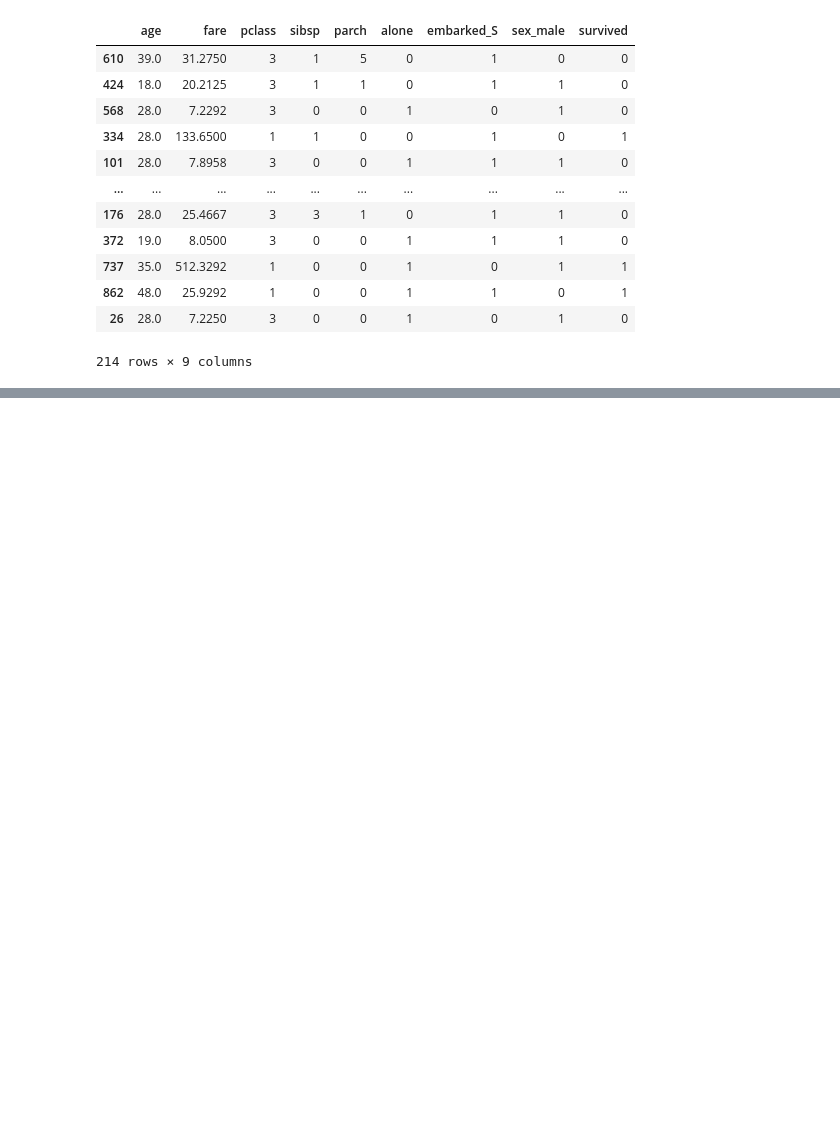
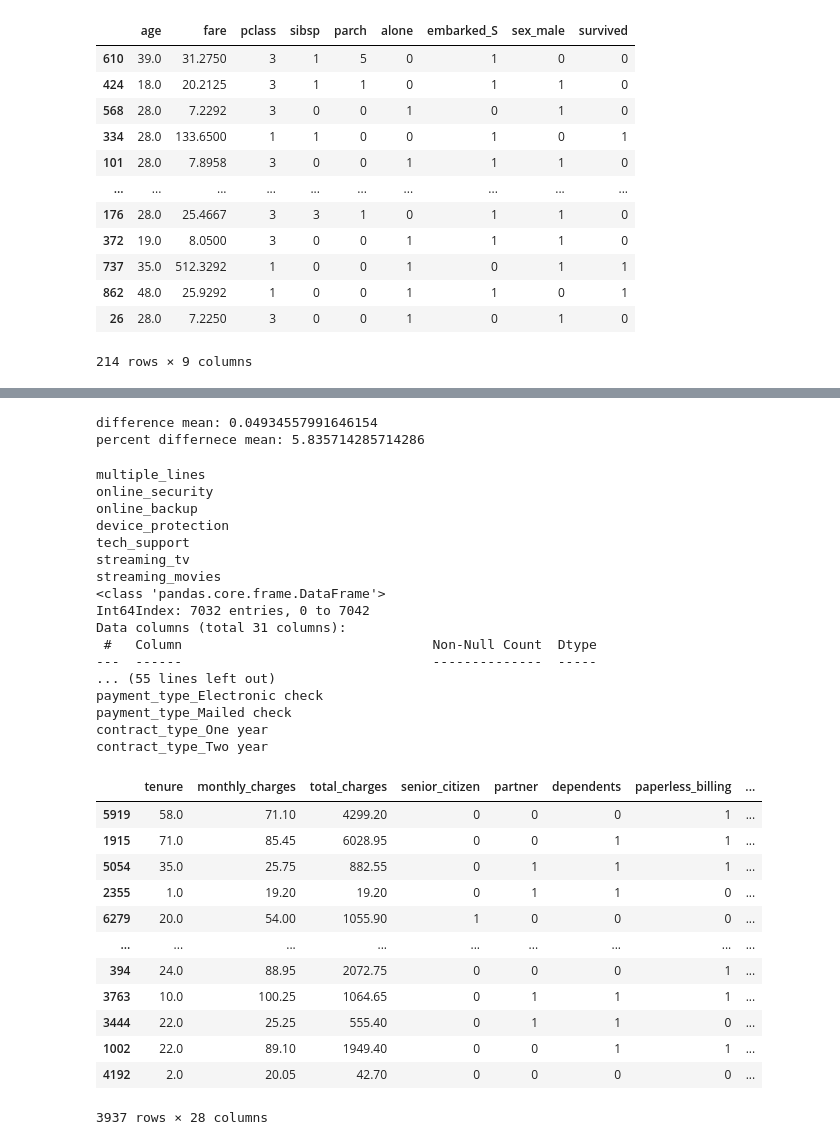
Before and after one commit to KyleTaylorGreen/classification-exercises, a Jupyter notebook: model.ipynb, the cells around one changed output, grey strips where cells are left out. Drawn from its saved outputs; the diff is of its cells as text; code cells hidden in the pictures; blank space fills up the shorter version.

```diff
--- a/model.ipynb
+++ b/model.ipynb
@@ -301,0 +247,48 @@ weighted avg       0.81      0.81      0.81       214
+# %%
+print(f'difference mean: {summary.difference.mean()}')
+print(f'percent differnece mean: {summary.percent_diff.mean()}')
+# %% [output]
+difference mean: 0.04934557991646154
+percent differnece mean: 5.835714285714286
+# %%
+telco_df, categories, quant_cols = prepare.acquire_prep_telco()
+target_var = 'churn'
+print(telco_df.info())
+
+train, validate, test = split.train_validate_test_split(telco_df, target_var)
+
+
+train = exploration.dataset_reduction(train, target_var, categories, quant_cols)
+validate = validate[train.columns]
+train
+# %% [output]
+multiple_lines
+online_security
+online_backup
+device_protection
+tech_support
+streaming_tv
+streaming_movies
+<class 'pandas.core.frame.DataFrame'>
+Int64Index: 7032 entries, 0 to 7042
+Data columns (total 31 columns):
+ #   Column                                Non-Null Count  Dtype
+---  ------                                --------------  -----
+... (55 lines left out)
+payment_type_Electronic check
+payment_type_Mailed check
+contract_type_One year
+contract_type_Two year
+|  | tenure | monthly_charges | total_charges | senior_citizen | partner | dependents | paperless_billing | ... |
+| 5919 | 58.0 | 71.10 | 4299.20 | 0 | 0 | 0 | 1 | ... |
+| 1915 | 71.0 | 85.45 | 6028.95 | 0 | 0 | 1 | 1 | ... |
+| 5054 | 35.0 | 25.75 | 882.55 | 0 | 1 | 1 | 1 | ... |
+| 2355 | 1.0 | 19.20 | 19.20 | 0 | 1 | 1 | 0 | ... |
+| 6279 | 20.0 | 54.00 | 1055.90 | 1 | 0 | 0 | 0 | ... |
+| ... | ... | ... | ... | ... | ... | ... | ... | ... |
+| 394 | 24.0 | 88.95 | 2072.75 | 0 | 0 | 0 | 1 | ... |
+| 3763 | 10.0 | 100.25 | 1064.65 | 0 | 1 | 1 | 1 | ... |
+| 3444 | 22.0 | 25.25 | 555.40 | 0 | 1 | 1 | 0 | ... |
+| 1002 | 22.0 | 89.10 | 1949.40 | 0 | 0 | 1 | 1 | ... |
+| 4192 | 2.0 | 20.05 | 42.70 | 0 | 0 | 0 | 0 | ... |
+3937 rows × 28 columns
```
Also changed, not shown: parts of 15 cells of this notebook, 2 other files.
